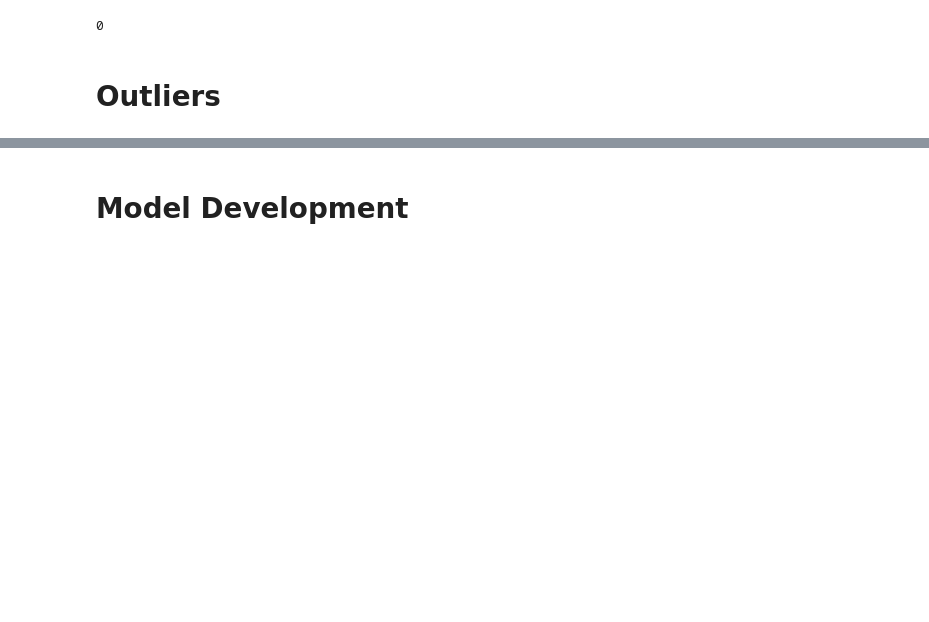
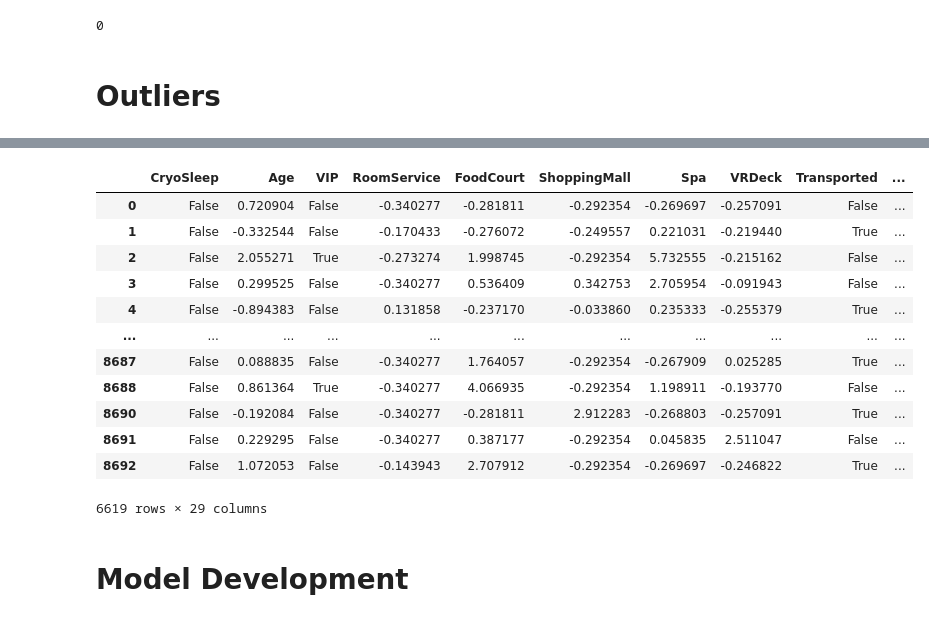
Before and after one commit to MarcosCamara01/deep-learning-mini-projects, a Jupyter notebook: spaceship-titanic-clasification/spaceship-clasifiction.ipynb, the cells around one changed output, grey strips where cells are left out. Saved outputs shown, nothing was run; the diff lists cells and outputs as text; code cells hidden in the pictures; blank space fills up the shorter version.

```diff
--- a/spaceship-titanic-clasification/spaceship-clasifiction.ipynb
+++ b/spaceship-titanic-clasification/spaceship-clasifiction.ipynb
@@ -420,6 +420,22 @@ train2 = train2.copy()
 
 # Convertir las columnas a enteros (0 o 1)
 train2[binary_columns] = train2[binary_columns].astype(int)
+# %%
+train2
+# %% [output]
+|  | CryoSleep | Age | VIP | RoomService | FoodCourt | ShoppingMall | Spa | VRDeck | Transported | ... |
+| 0 | False | 0.720904 | False | -0.340277 | -0.281811 | -0.292354 | -0.269697 | -0.257091 | False | ... |
+| 1 | False | -0.332544 | False | -0.170433 | -0.276072 | -0.249557 | 0.221031 | -0.219440 | True | ... |
+| 2 | False | 2.055271 | True | -0.273274 | 1.998745 | -0.292354 | 5.732555 | -0.215162 | False | ... |
+| 3 | False | 0.299525 | False | -0.340277 | 0.536409 | 0.342753 | 2.705954 | -0.091943 | False | ... |
+| 4 | False | -0.894383 | False | 0.131858 | -0.237170 | -0.033860 | 0.235333 | -0.255379 | True | ... |
+| ... | ... | ... | ... | ... | ... | ... | ... | ... | ... | ... |
+| 8687 | False | 0.088835 | False | -0.340277 | 1.764057 | -0.292354 | -0.267909 | 0.025285 | True | ... |
+| 8688 | False | 0.861364 | True | -0.340277 | 4.066935 | -0.292354 | 1.198911 | -0.193770 | False | ... |
+| 8690 | False | -0.192084 | False | -0.340277 | -0.281811 | 2.912283 | -0.268803 | -0.257091 | True | ... |
+| 8691 | False | 0.229295 | False | -0.340277 | 0.387177 | -0.292354 | 0.045835 | 2.511047 | False | ... |
+| 8692 | False | 1.072053 | False | -0.143943 | 2.707912 | -0.292354 | -0.269697 | -0.246822 | True | ... |
+6619 rows × 29 columns
 # %% [markdown]
 # Model Development
 # %% [markdown]
```
Also changed, not shown: parts of 26 cells of this notebook, 6 other files.
